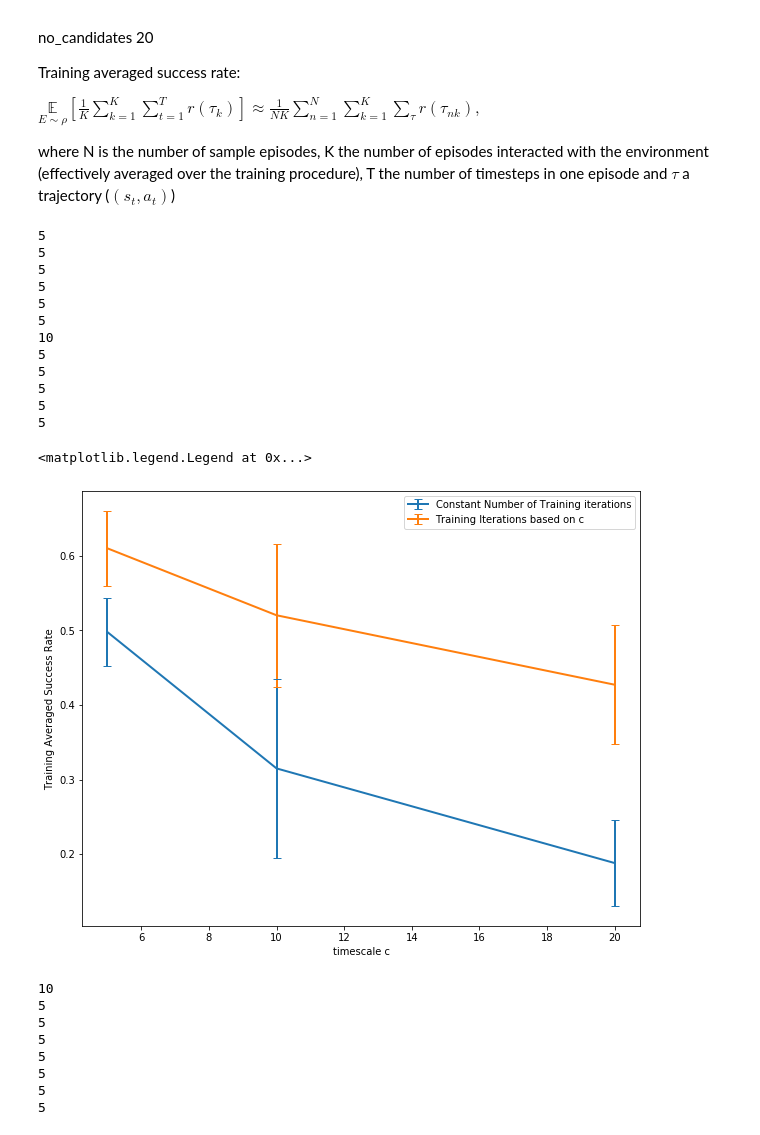
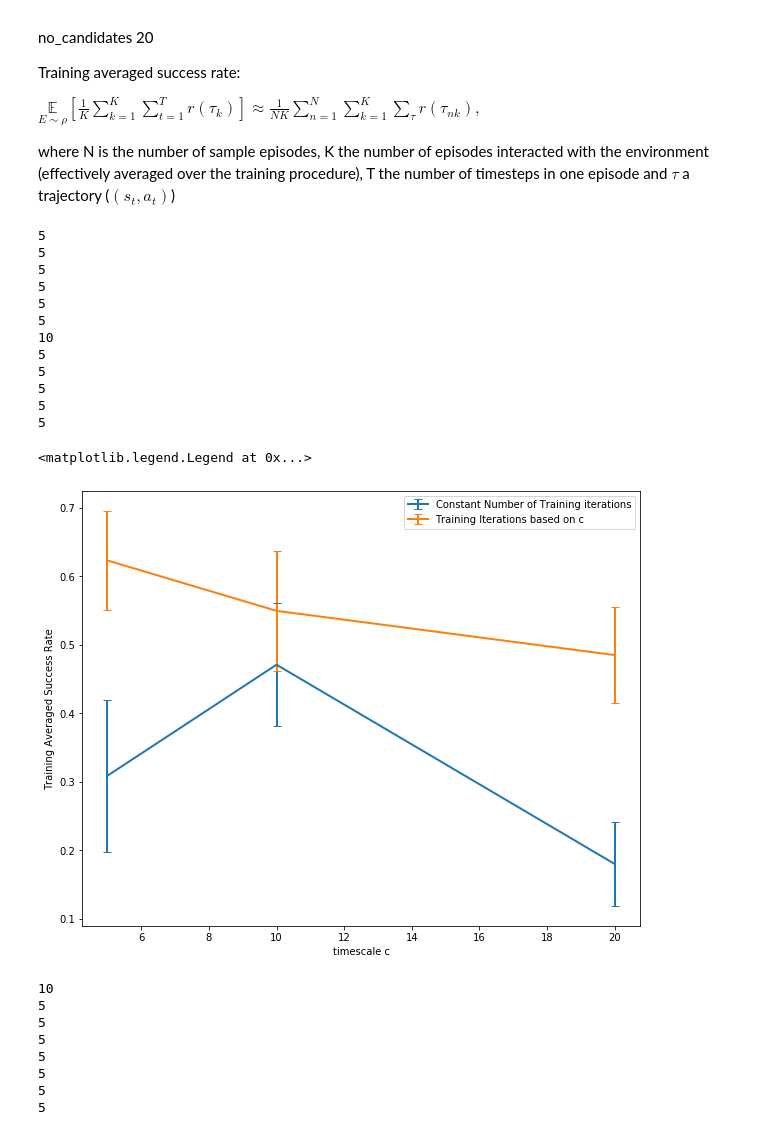
Before and after one commit to P-Schumacher/research, a Jupyter notebook: data_analysis/hiro_offpol_corr/Project_analysis.ipynb, the cells around one changed output. Saved outputs shown, nothing was run; the diff lists cells and outputs as text; code cells hidden in the pictures.

```diff
--- a/data_analysis/hiro_offpol_corr/Project_analysis.ipynb
+++ b/data_analysis/hiro_offpol_corr/Project_analysis.ipynb
@@ -239,7 +239,7 @@ length = int(360/20)
 result_mean = []
 result_std = []
 for c, color in zip([5, 10, 20], ['b', 'r', 'g', 'k','y']):
-    df = pd.read_pickle('constant_training_its.pyc')
+    df = pd.read_pickle('constant_train_its.pyc')
     df = get_df_selection(df, 'c_step', c)
     df = get_df_selection(df, 'agent_action_regularizer', 0.)
     meaner = np.zeros([1, 5])
@@ -256,7 +256,7 @@ for c, color in zip([5, 10, 20], ['b', 'r', 'g', 'k','y']):
 x_range = [5, 10, 20]
 plt.errorbar(x_range, result_mean, result_std, capsize=4, linewidth=2)
 
-length = 50
+length = 75
 result_mean = []
 result_std = []
 for c, color in zip([5, 10, 20], ['b', 'r', 'g', 'k','y']):
@@ -269,34 +269,34 @@ for c, color in zip([5, 10, 20], ['b', 'r', 'g', 'k','y']):
         run = np.reshape(run, [1, run.shape[0]])
         run_mean = np.mean(run[:, :length], axis=1)
         meaner[0, i] = run_mean
     stder = np.std(meaner)
     meaner = np.mean(meaner)
 
     result_mean.append(meaner)
     result_std.append(stder)
 x_range = [5, 10, 20]
 plt.errorbar(x_range, result_mean, result_std, capsize=4, linewidth=2)
 
 
 plt.xlabel('timescale c')
 plt.ylabel('Training Averaged Success Rate')
 plt.legend(['Constant Number of Training iterations', 'Training Iterations based on c'])
 #plt.savefig('timescale_plot.pdf')
 # %% [output]
 5
 5
 5
 5
 5
 5
 10
 5
 5
 5
 5
 5
 <matplotlib.legend.Legend at 0x...>
-[figure, old version]
+[figure, new version]
 # %%
 key = 'eval/success_rate'
 plt.figure(figsize=(10, 8))
```
Also changed, not shown: 4 other files.
